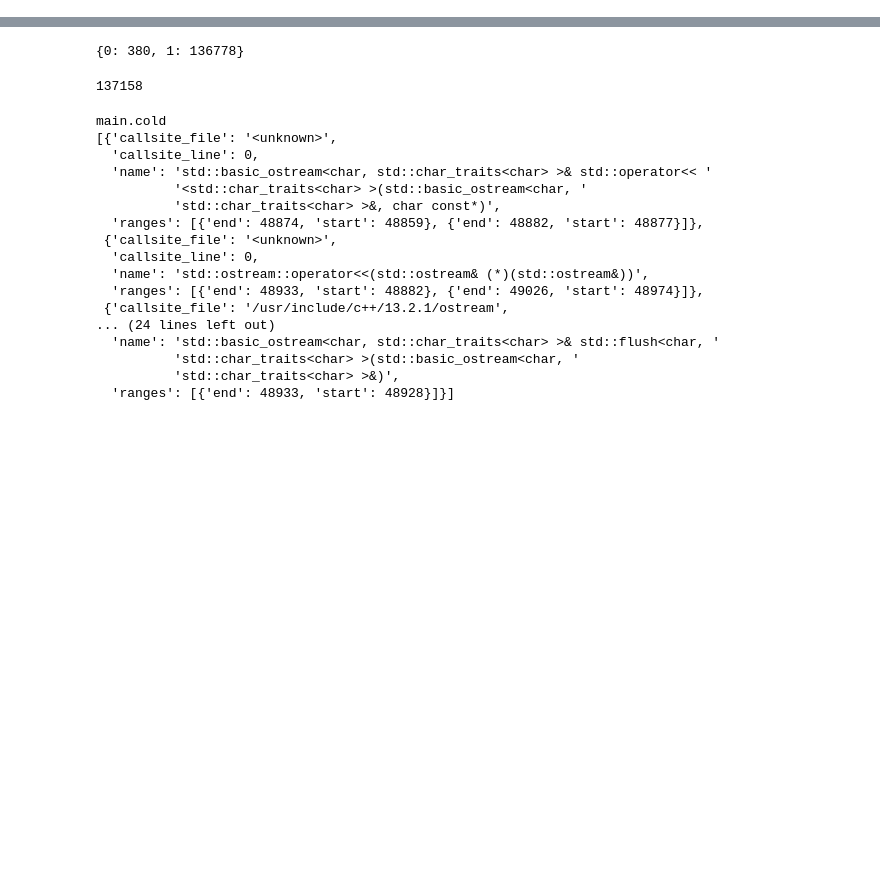
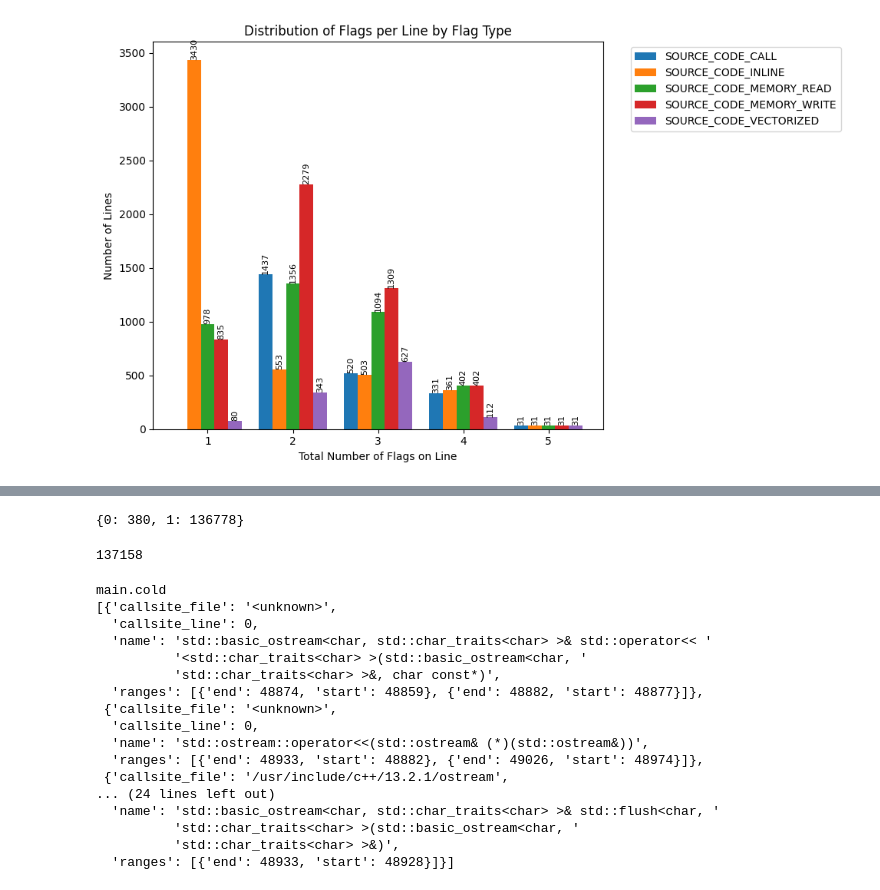
Before and after one commit to Prapti-044/dis-viz, a Jupyter notebook: analysis/main.ipynb, the cells around one changed output, grey strips where cells are left out. Drawn from its saved outputs; the diff is of its cells as text; code cells hidden in the pictures; blank space fills up the shorter version.

```diff
--- a/analysis/main.ipynb
+++ b/analysis/main.ipynb
@@ -72,0 +203,48 @@ KeyError: 'raja-perf-g-O3.-gcc13exe'
+# %%
+# Initialize counts for each unique flag
+flag_type_counts = {}
+for source_file in bin_result['source_code_info']:
+    for line in source_file['lines']:
+        for flag in line['flags']:
+            if flag not in flag_type_counts:
+                flag_type_counts[flag] = {}
+            n_flags = len(line['flags'])
+            if n_flags not in flag_type_counts[flag]:
+                flag_type_counts[flag][n_flags] = 0
+            flag_type_counts[flag][n_flags] += 1
+
+# Get unique number of flags across all types
+all_n_flags = sorted(set(n for counts in flag_type_counts.values() for n in counts.keys()))
+
+# Set up the plot
+plt.figure(figsize=(10,6))
+
+# Calculate bar positions
+n_flags = len(flag_type_counts)
+width = 0.8 / n_flags
+x = np.arange(len(all_n_flags))
+
+# Plot bars for each flag type
+for i, (flag_type, counts) in enumerate(sorted(flag_type_counts.items())):
+    values = [counts.get(n, 0) for n in all_n_flags]
+    bars = plt.bar(x + i*width, values, width, label=flag_type)
+
+    # Add value labels
+    for bar in bars:
+        height = bar.get_height()
+        if height > 0:  # Only label non-zero bars
+            plt.text(bar.get_x() + bar.get_width()/2., height,
+                    f'{int(height)}', ha='center', va='bottom',
+                    rotation=90, fontsize=8)
+
+plt.xlabel('Total Number of Flags on Line')
+plt.ylabel('Number of Lines')
+plt.title('Distribution of Flags per Line by Flag Type')
+plt.legend(bbox_to_anchor=(1.05, 1), loc='upper left')
+plt.xticks(x + width * (n_flags/2 - 0.5), all_n_flags)
+
+# Adjust layout to prevent label cutoff
+plt.tight_layout()
+plt.show()
+# %% [output]
+[figure, added]
```
Also changed, not shown: parts of 11 cells of this notebook, 9 other files.
